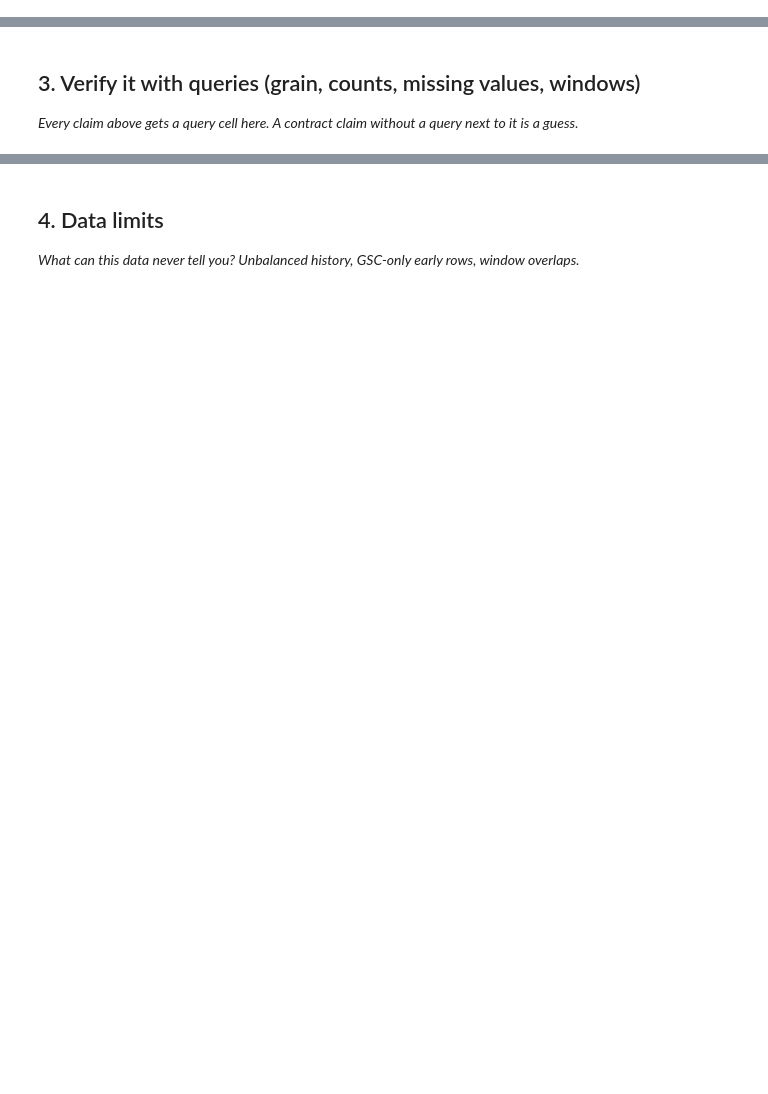
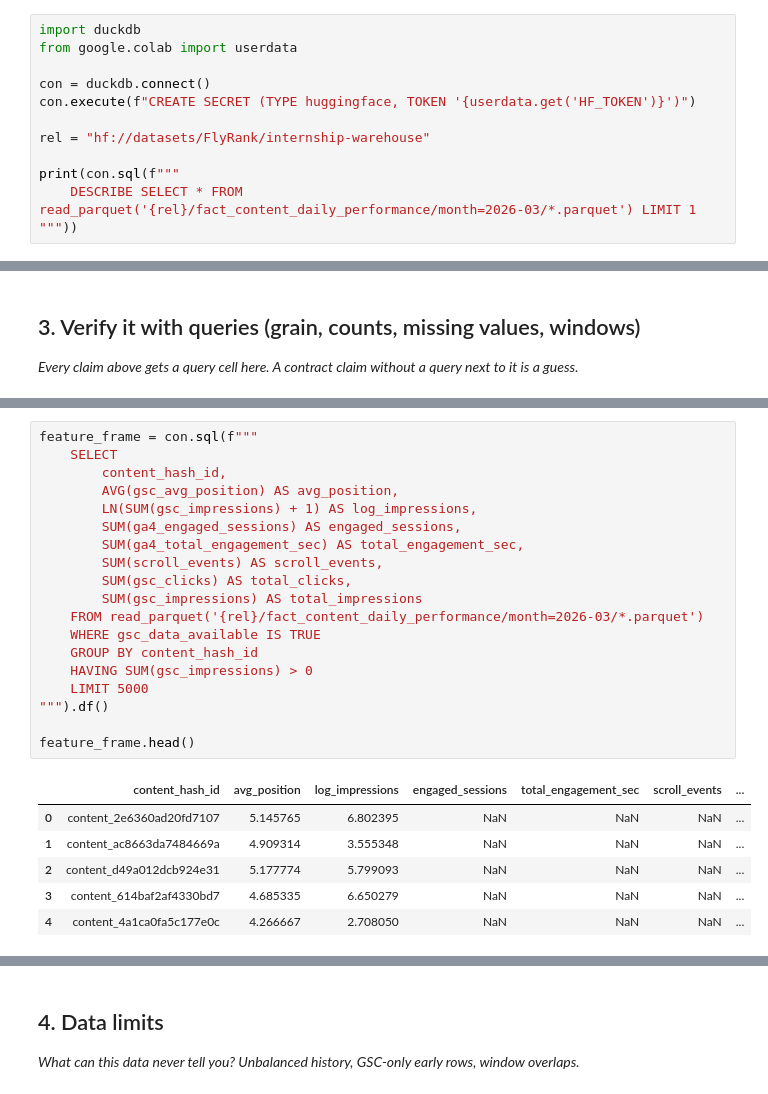
Before and after one commit to omarsamehabobaker619-bot/flyrank-ml-internship, a Jupyter notebook: work/notebooks/w03_data_contract.ipynb, the cells around one changed output, grey strips where cells are left out. Cells and saved outputs as stored; diff of their text form; blank space fills up the shorter version.

```diff
--- a/work/notebooks/w03_data_contract.ipynb
+++ b/work/notebooks/w03_data_contract.ipynb
@@ -6,3 +8,15 @@
 This skeleton is yours to fill. Work the sections **in order** — each one has a one-line hint. Simple words, honest numbers.
 
 > Working with an AI assistant? Tell it to read `skills/README.md` first and load the one skill this assignment names on its card.
+# %%
+import duckdb
+from google.colab import userdata
+
+con = duckdb.connect()
+con.execute(f"CREATE SECRET (TYPE huggingface, TOKEN '{userdata.get('HF_TOKEN')}')")
+
+rel = "hf://datasets/FlyRank/internship-warehouse"
+
+print(con.sql(f"""
+    DESCRIBE SELECT * FROM read_parquet('{rel}/fact_content_daily_performance/month=2026-03/*.parquet') LIMIT 1
+"""))
@@ -20,0 +150,26 @@ This skeleton is yours to fill. Work the sections **in order** — each one has
+# %%
+feature_frame = con.sql(f"""
+    SELECT
+        content_hash_id,
+        AVG(gsc_avg_position) AS avg_position,
+        LN(SUM(gsc_impressions) + 1) AS log_impressions,
+        SUM(ga4_engaged_sessions) AS engaged_sessions,
+        SUM(ga4_total_engagement_sec) AS total_engagement_sec,
+        SUM(scroll_events) AS scroll_events,
+        SUM(gsc_clicks) AS total_clicks,
+        SUM(gsc_impressions) AS total_impressions
+    FROM read_parquet('{rel}/fact_content_daily_performance/month=2026-03/*.parquet')
+    WHERE gsc_data_available IS TRUE
+    GROUP BY content_hash_id
+    HAVING SUM(gsc_impressions) > 0
+    LIMIT 5000
+""").df()
+
+feature_frame.head()
+# %% [output]
+|  | content_hash_id | avg_position | log_impressions | engaged_sessions | total_engagement_sec | scroll_events | ... |
+| 0 | content_2e6360ad20fd7107 | 5.145765 | 6.802395 | NaN | NaN | NaN | ... |
+| 1 | content_ac8663da7484669a | 4.909314 | 3.555348 | NaN | NaN | NaN | ... |
+| 2 | content_d49a012dcb924e31 | 5.177774 | 5.799093 | NaN | NaN | NaN | ... |
+| 3 | content_614baf2af4330bd7 | 4.685335 | 6.650279 | NaN | NaN | NaN | ... |
+| 4 | content_4a1ca0fa5c177e0c | 4.266667 | 2.708050 | NaN | NaN | NaN | ... |
```
Also changed, not shown: parts of 15 cells of this notebook.
